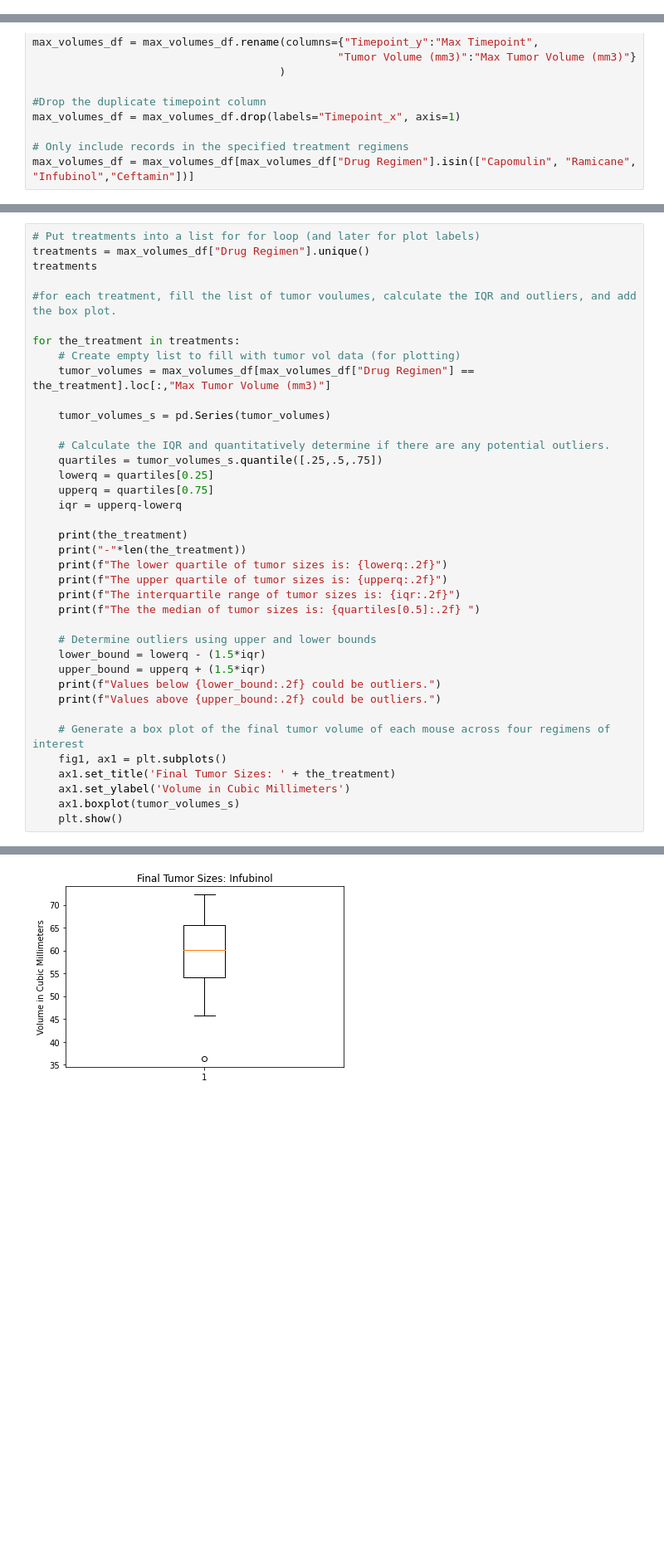
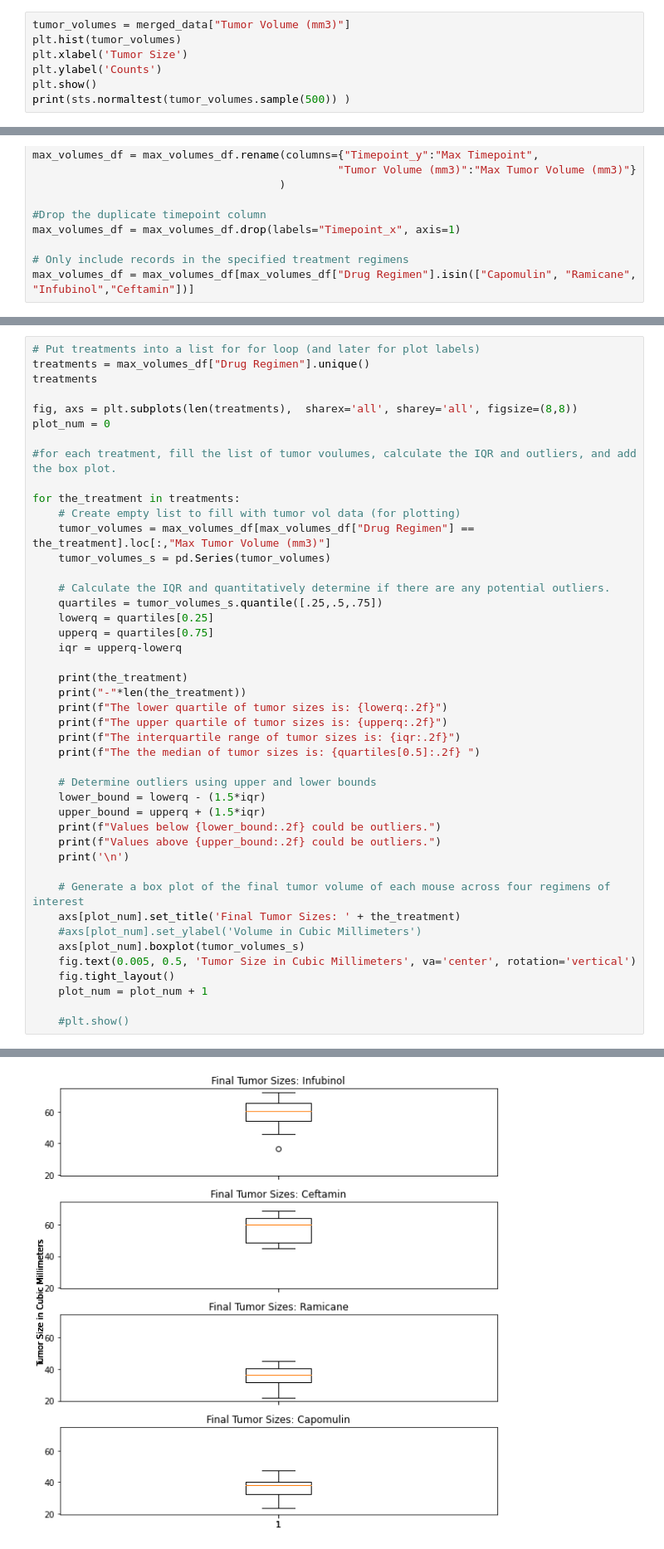
Before and after one commit to j0serobles/UCF_Data_Bootcamp_Homework_5, a Jupyter notebook: Instructions/Pymaceuticals/pymaceuticals_starter.ipynb, the cells around one changed output, grey strips where cells are left out. Shown at 83% size. Saved outputs shown, nothing was run; the diff lists cells and outputs as text; blank space fills up the shorter version.

```diff
--- a/Instructions/Pymaceuticals/pymaceuticals_starter.ipynb
+++ b/Instructions/Pymaceuticals/pymaceuticals_starter.ipynb
@@ -144,0 +166,7 @@ regimen_results
+# %%
+tumor_volumes = merged_data["Tumor Volume (mm3)"]
+plt.hist(tumor_volumes)
+plt.xlabel('Tumor Size')
+plt.ylabel('Counts')
+plt.show()
+print(sts.normaltest(tumor_volumes.sample(500)) )
@@ -222,13 +263,15 @@ max_volumes_df = max_volumes_df[max_volumes_df["Drug Regimen"].isin(["Capomulin"
 # Put treatments into a list for for loop (and later for plot labels)
 treatments = max_volumes_df["Drug Regimen"].unique()
 treatments
+
+fig, axs = plt.subplots(len(treatments),  sharex='all', sharey='all', figsize=(8,8))
+plot_num = 0
 
 #for each treatment, fill the list of tumor voulumes, calculate the IQR and outliers, and add the box plot.
 
 for the_treatment in treatments:
     # Create empty list to fill with tumor vol data (for plotting)
     tumor_volumes = max_volumes_df[max_volumes_df["Drug Regimen"] == the_treatment].loc[:,"Max Tumor Volume (mm3)"]
-
     tumor_volumes_s = pd.Series(tumor_volumes)
 
     # Calculate the IQR and quantitatively determine if there are any potential outliers.
@@ -249,13 +292,17 @@ for the_treatment in treatments:
     upper_bound = upperq + (1.5*iqr)
     print(f"Values below {lower_bound:.2f} could be outliers.")
     print(f"Values above {upper_bound:.2f} could be outliers.")
+    print('\n')
 
     # Generate a box plot of the final tumor volume of each mouse across four regimens of interest
-    fig1, ax1 = plt.subplots()
-    ax1.set_title('Final Tumor Sizes: ' + the_treatment)
-    ax1.set_ylabel('Volume in Cubic Millimeters')
-    ax1.boxplot(tumor_volumes_s)
-    plt.show()
+    axs[plot_num].set_title('Final Tumor Sizes: ' + the_treatment)
+    #axs[plot_num].set_ylabel('Volume in Cubic Millimeters')
+    axs[plot_num].boxplot(tumor_volumes_s)
+    fig.text(0.005, 0.5, 'Tumor Size in Cubic Millimeters', va='center', rotation='vertical')
+    fig.tight_layout()
+    plot_num = plot_num + 1
+
+    #plt.show()
 # %% [output]
 Infubinol
 ---------
@@ -268 +324 @@ Values above 82.74 could be outliers.
-[figure, old version]
+[figure, new version]
```
Also changed, not shown: parts of 27 cells of this notebook.
